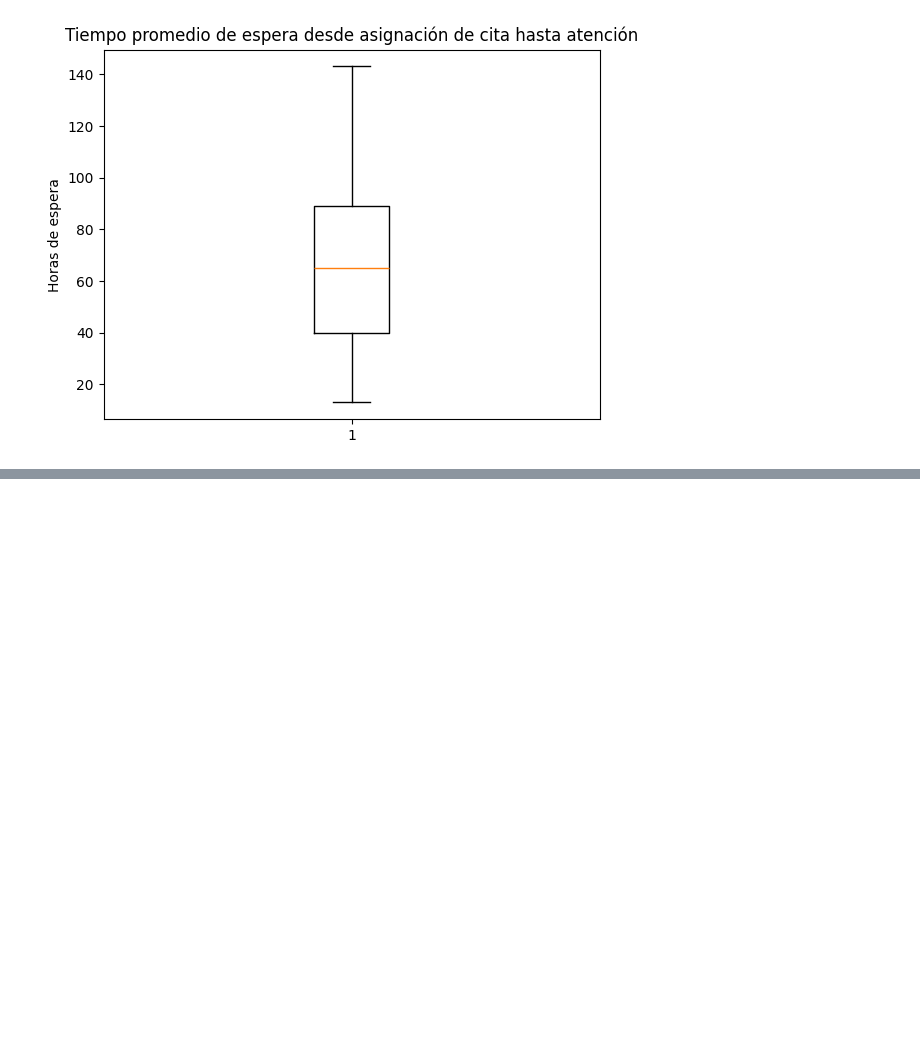
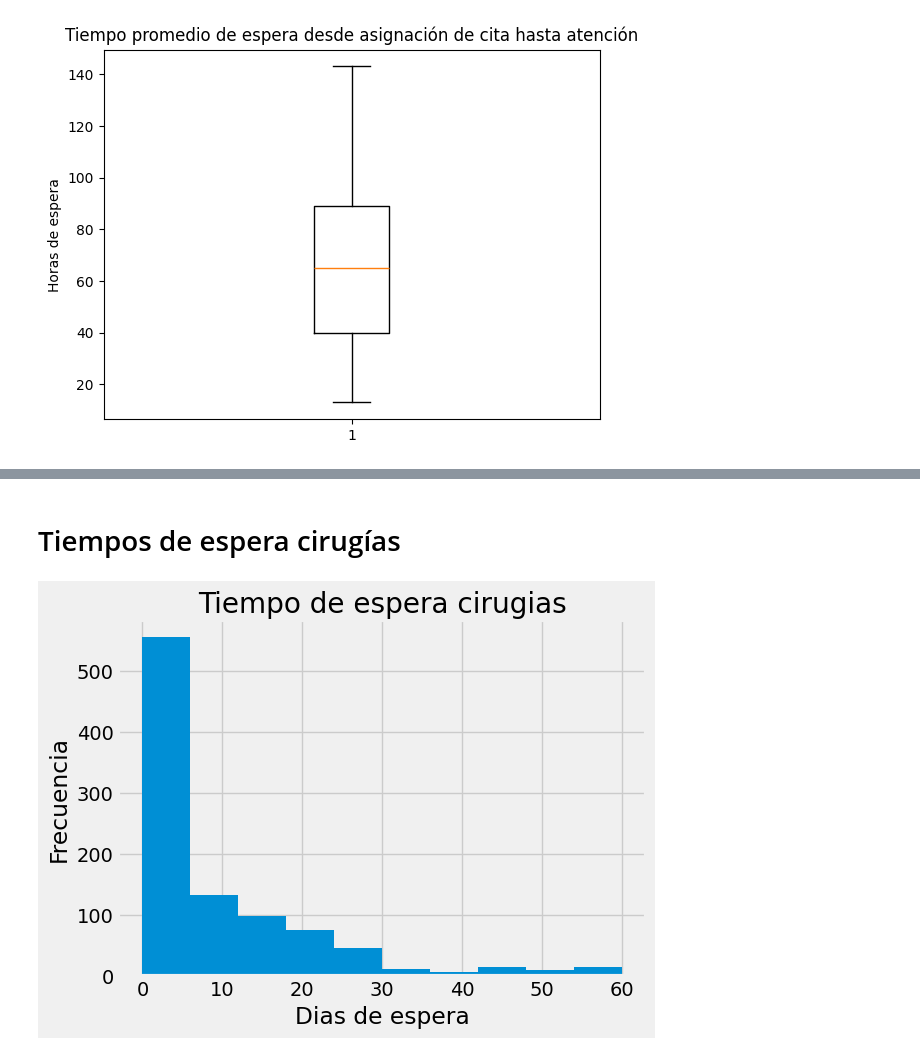
Before and after one commit to Jujo2040751/Proyecto-DataScience, a Jupyter notebook: proy.ipynb, the cells around one changed output, grey strips where cells are left out. Drawn from its saved outputs; the diff is of its cells as text; code cells hidden in the pictures; blank space fills up the shorter version.

```diff
--- a/proy.ipynb
+++ b/proy.ipynb
@@ -82,0 +82,16 @@ plt.show()
+# %% [markdown]
+<h1>Tiempos de espera cirugías
+# %%
+
+plt.hist(dF_servicio[dF_servicio["nombre"]=="Cirugía"]["tiempo_espera_dias"])
+
+
+plt.style.use("fivethirtyeight")
+plt.title("Tiempo de espera cirugias")
+plt.xlabel("Dias de espera")
+plt.ylabel("Frecuencia")
+plt.tight_layout()
+plt.grid(True)
+plt.show()
+# %% [output]
+[figure, added]
```
Also changed, not shown: parts of 7 cells of this notebook.
